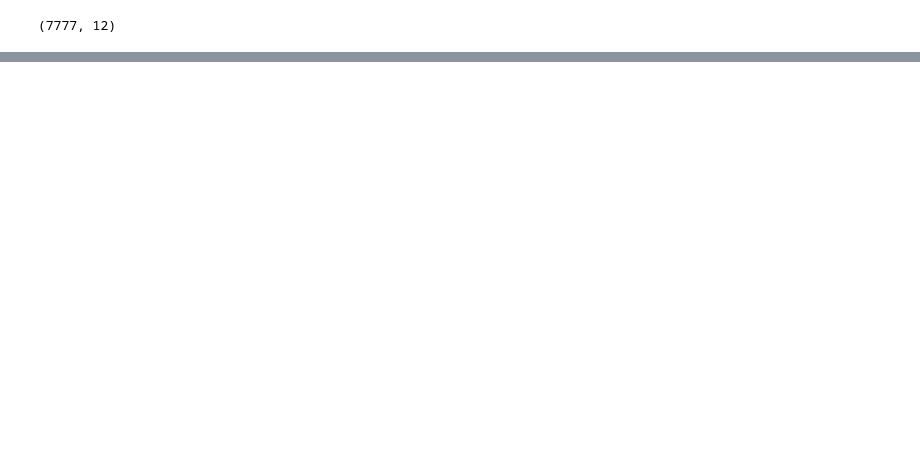
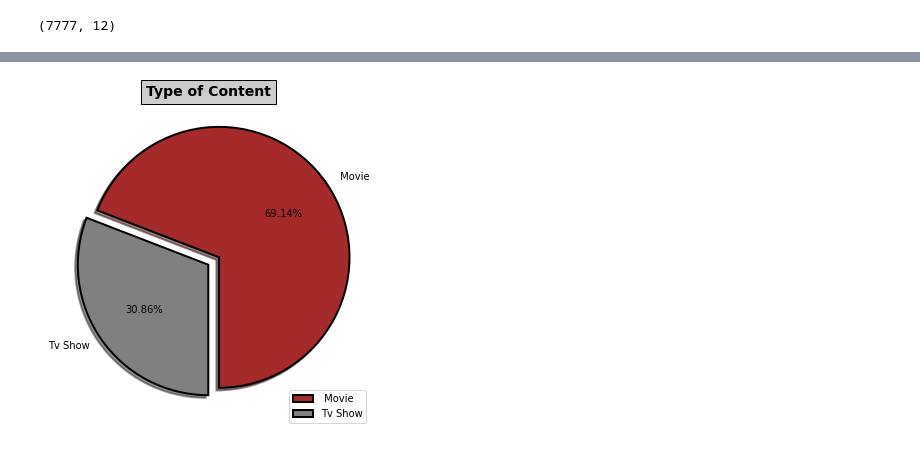
Before and after one commit to aryarajat/NETFLIX-MOVIES-AND-TV-SHOWS-CLUSTERING, a Jupyter notebook: NETFLIX_MOVIES_AND_TV_SHOWS_CLUSTERING.ipynb, the cells around one changed output, grey strips where cells are left out. Drawn from its saved outputs; the diff is of its cells as text; code cells hidden in the pictures; blank space fills up the shorter version.

```diff
--- a/NETFLIX_MOVIES_AND_TV_SHOWS_CLUSTERING.ipynb
+++ b/NETFLIX_MOVIES_AND_TV_SHOWS_CLUSTERING.ipynb
@@ -214,0 +234,4 @@ netflix_df.shape
+# %%
+# Lets retrieve just the first country
+netflix_df['principal_country'] = netflix_df['country'].apply(lambda x: x.split(",")[0])
+netflix_df['principal_country'].head()
@@ -214,0 +248,21 @@ netflix_df.shape
+# %%
+# Creating new column for age rating
+rating_ages = {
+    'TV-PG': 'Older Kids',
+    'TV-MA': 'Adults',
+    'TV-Y7-FV': 'Older Kids',
+    'TV-Y7': 'Older Kids',
+    'TV-14': 'Young Adults',
+    'R': 'Adults',
+    'TV-Y': 'Kids',
+    'NR': 'Adults',
+    'PG-13': 'Teens',
+    'TV-G': 'Kids',
+    'PG': 'Older Kids',
+    'G': 'Kids',
+    'UR': 'Adults',
+    'NC-17': 'Adults'
+}
+
+netflix_df['age_rating'] = netflix_df['rating'].replace(rating_ages)
+netflix_df['age_rating'].unique()
@@ -214,0 +295,19 @@ netflix_df.shape
+# %%
+# Parameters for the graph
+plt.figure(figsize=(8,6))
+wedgeprops = {"linewidth": 2, "edgecolor":"k"}
+labels = [" Movie",'Tv Show']
+values = netflix_df['type'].value_counts().values
+
+# Ploting the graph
+myexplode = [0.1, 0]
+colors = ['brown', 'grey']
+plt.pie(values, labels=labels, autopct='%1.2f%%', shadow=True,startangle=270,
+       colors=colors, explode = myexplode, wedgeprops = wedgeprops)
+
+plt.title('Type of Content', bbox={'facecolor':'0.8', 'pad':5},
+          fontsize=14, fontweight='bold')
+plt.legend()
+plt.show()
+# %% [output]
+[figure, added]
```
Also changed, not shown: parts of 32 cells of this notebook.
